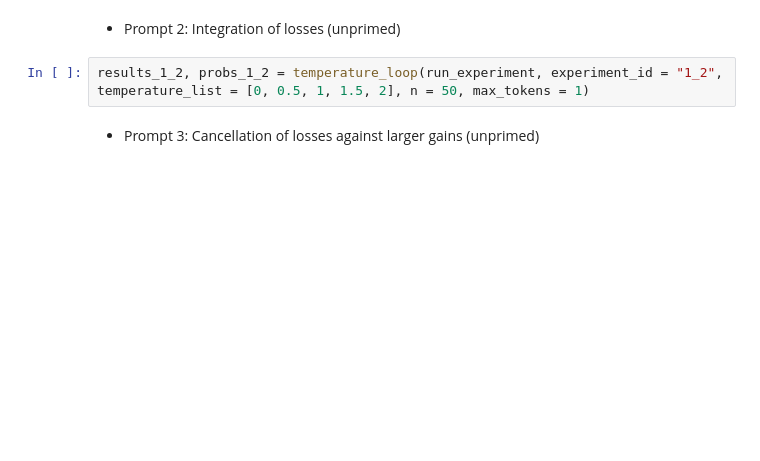
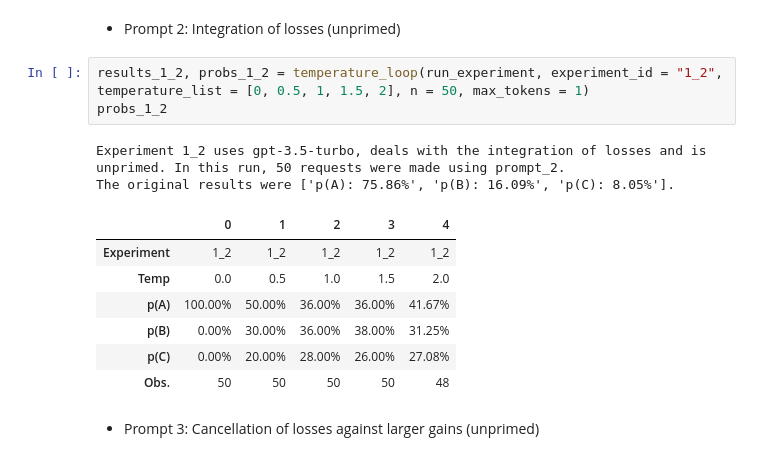
Before and after one commit to MariusDSPM/Data-Science-Project, a Jupyter notebook: Prospect_Theory.ipynb, the cells around one changed output. Drawn from its saved outputs; the diff is of its cells as text; blank space fills up the shorter version.

```diff
--- a/Prospect_Theory.ipynb
+++ b/Prospect_Theory.ipynb
@@ -480,6 +489,17 @@ probs_1_1
 - Prompt 2: Integration of losses (unprimed)
 # %%
 results_1_2, probs_1_2 = temperature_loop(run_experiment, experiment_id = "1_2", temperature_list = [0, 0.5, 1, 1.5, 2], n = 50, max_tokens = 1)
+probs_1_2
+# %% [output]
+Experiment 1_2 uses gpt-3.5-turbo, deals with the integration of losses and is unprimed. In this run, 50 requests were made using prompt_2.
+The original results were ['p(A): 75.86%', 'p(B): 16.09%', 'p(C): 8.05%'].
+|  | 0 | 1 | 2 | 3 | 4 |
+| Experiment | 1_2 | 1_2 | 1_2 | 1_2 | 1_2 |
+| Temp | 0.0 | 0.5 | 1.0 | 1.5 | 2.0 |
+| p(A) | 100.00% | 50.00% | 36.00% | 36.00% | 41.67% |
+| p(B) | 0.00% | 30.00% | 36.00% | 38.00% | 31.25% |
+| p(C) | 0.00% | 20.00% | 28.00% | 26.00% | 27.08% |
+| Obs. | 50 | 50 | 50 | 50 | 48 |
 # %% [markdown]
 - Prompt 3: Cancellation of losses against larger gains (unprimed)
 # %%
```
Also changed, not shown: parts of 19 cells of this notebook.
